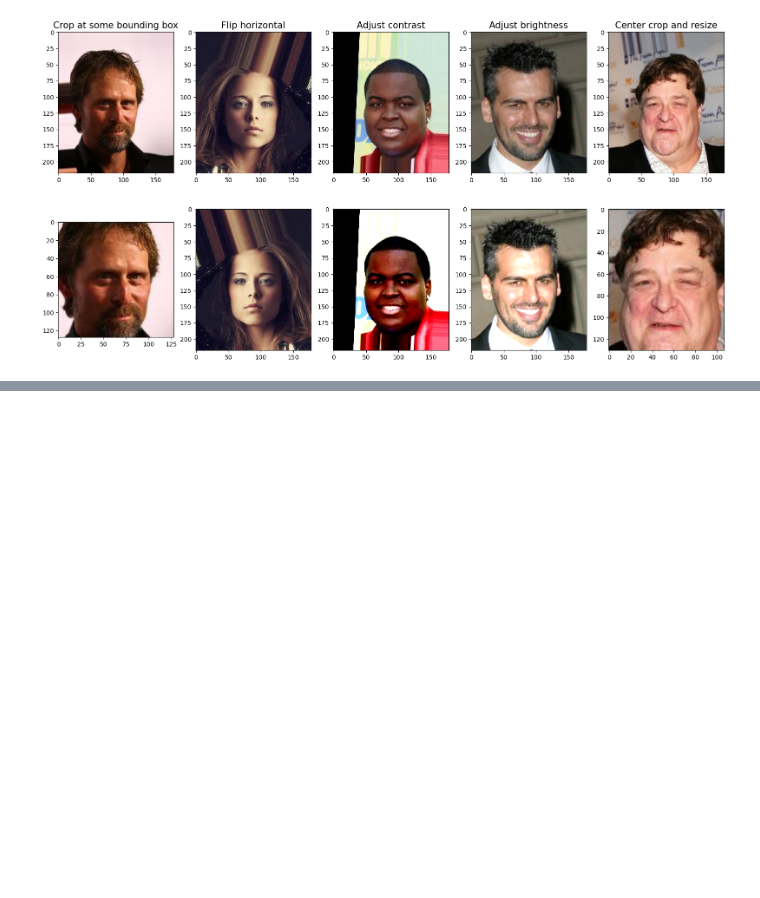
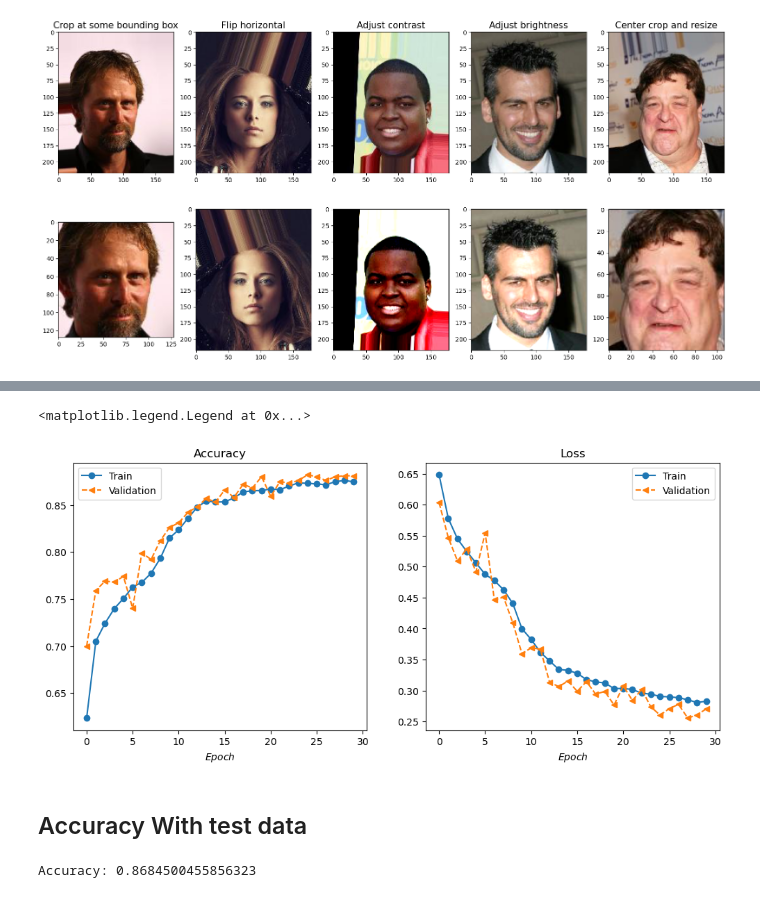
Before and after one commit to hwaseem04/ML-Collections, a Jupyter notebook: CNN/Smile-classification.ipynb, the cells around one changed output, grey strips where cells are left out. Cells and saved outputs as stored; diff of their text form; code cells hidden in the pictures; blank space fills up the shorter version.

```diff
--- a/CNN/Smile-classification.ipynb
+++ b/CNN/Smile-classification.ipynb
@@ -94,0 +231,3 @@ plt.tight_layout()
+# %%
+model.add_module('pool4', nn.AvgPool2d(kernel_size=8)) # Where our image size now is 8 * 8, hence kernel size is 8
+model.add_module('flatten', nn.Flatten(1)) # Conversion of output size from (x,256,1,1) to (x,256)
@@ -94,0 +236,3 @@ plt.tight_layout()
+# %%
+model.add_module('fc1', nn.Linear(256,1))
+model.add_module('sigmoid', nn.Sigmoid())
@@ -94,0 +262,3 @@ plt.tight_layout()
+# %%
+loss_fn = nn.BCELoss()
+optimizer = Adam(model.parameters(), lr=0.001)
@@ -94,0 +305,4 @@ plt.tight_layout()
+# %%
+torch.manual_seed(1)
+epoch = 30
+train_loss, train_accuracy, validation_loss, validation_accuracy = train(model, epoch, data, data_vl)
@@ -94,0 +329,35 @@ plt.tight_layout()
+# %%
+fig = plt.figure(figsize=(12,5))
+plt.subplot(1,2,1)
+plt.plot(np.arange(epoch), train_accuracy, "-o")
+plt.plot(np.arange(epoch), validation_accuracy, "--<")
+plt.xlabel("$Epoch$")
+plt.title("Accuracy")
+plt.legend(["Train", "Validation"])
+plt.plot()
+
+plt.subplot(1,2,2)
+plt.plot(np.arange(epoch), train_loss, "-o")
+plt.plot(np.arange(epoch), validation_loss, "--<")
+plt.xlabel("$Epoch$")
+plt.title("Loss")
+plt.legend(["Train", "Validation"])
+# %% [output]
+<matplotlib.legend.Legend at 0x...>
+[figure, added]
+# %% [markdown]
+## Accuracy With test data
+# %%
+data_tst = DataLoader(celeb_test, 64)
+total_crt = 0
+total = 0
+with torch.no_grad():
+    for x_batch, y_batch in data_tst:
+        pred = model(x_batch)
+        y_batch = y_batch.reshape(-1,1).to(torch.float32) # If it is not reshaped, undefined output is coming
+        total += x_batch.size(0)
+        is_crt = ((pred >= 0.5) == y_batch).to(torch.float32).sum()
+        total_crt += is_crt
+    print(f"Accuracy: {total_crt/len(celeb_test)}")
+# %% [output]
+Accuracy: 0.8684500455856323
```
Also changed, not shown: parts of 21 cells of this notebook.
